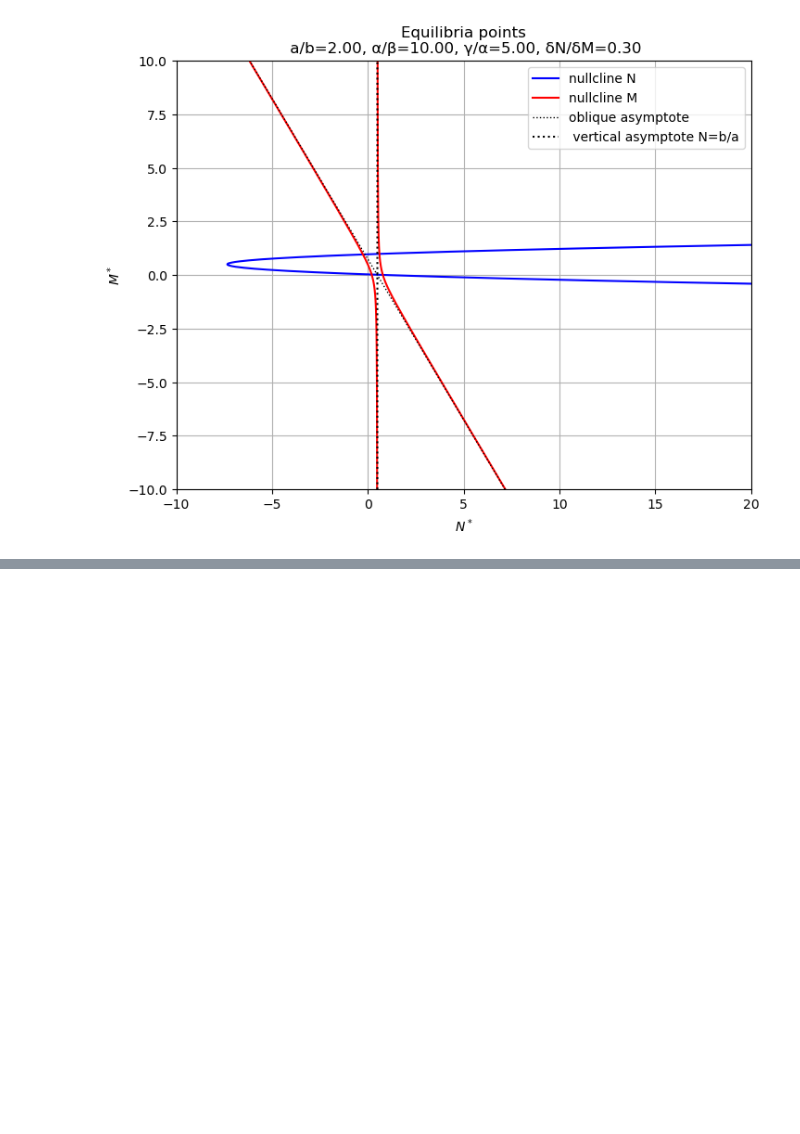
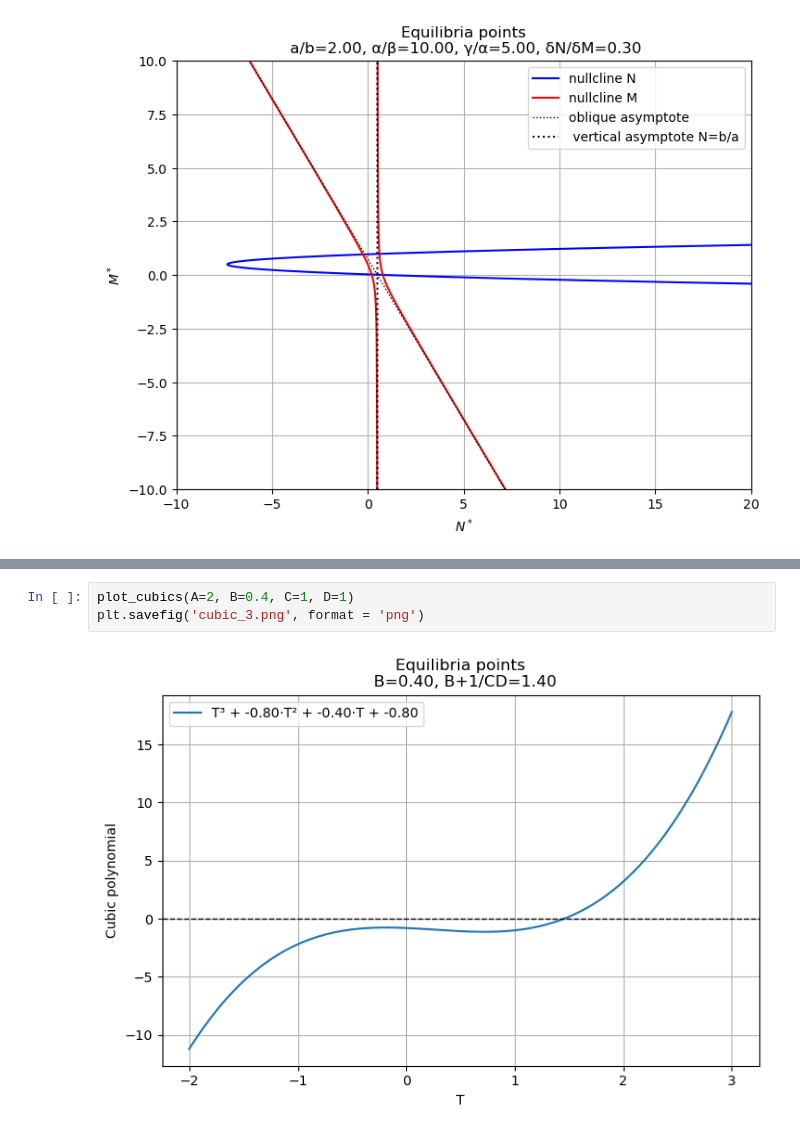
Before and after one commit to azerad/immunomath, a Jupyter notebook: model_arthritis_olivier.ipynb, the cells around one changed output, grey strips where cells are left out. Drawn from its saved outputs; the diff is of its cells as text; blank space fills up the shorter version.

```diff
--- a/model_arthritis_olivier.ipynb
+++ b/model_arthritis_olivier.ipynb
@@ -312,0 +357,5 @@ plt.savefig('equilibres_3.png', format = 'png')
+# %%
+plot_cubics(A=2, B=0.4, C=1, D=1)
+plt.savefig('cubic_3.png', format = 'png')
+# %% [output]
+[figure, added]
```
Also changed, not shown: parts of 6 cells of this notebook, 6 other files.
